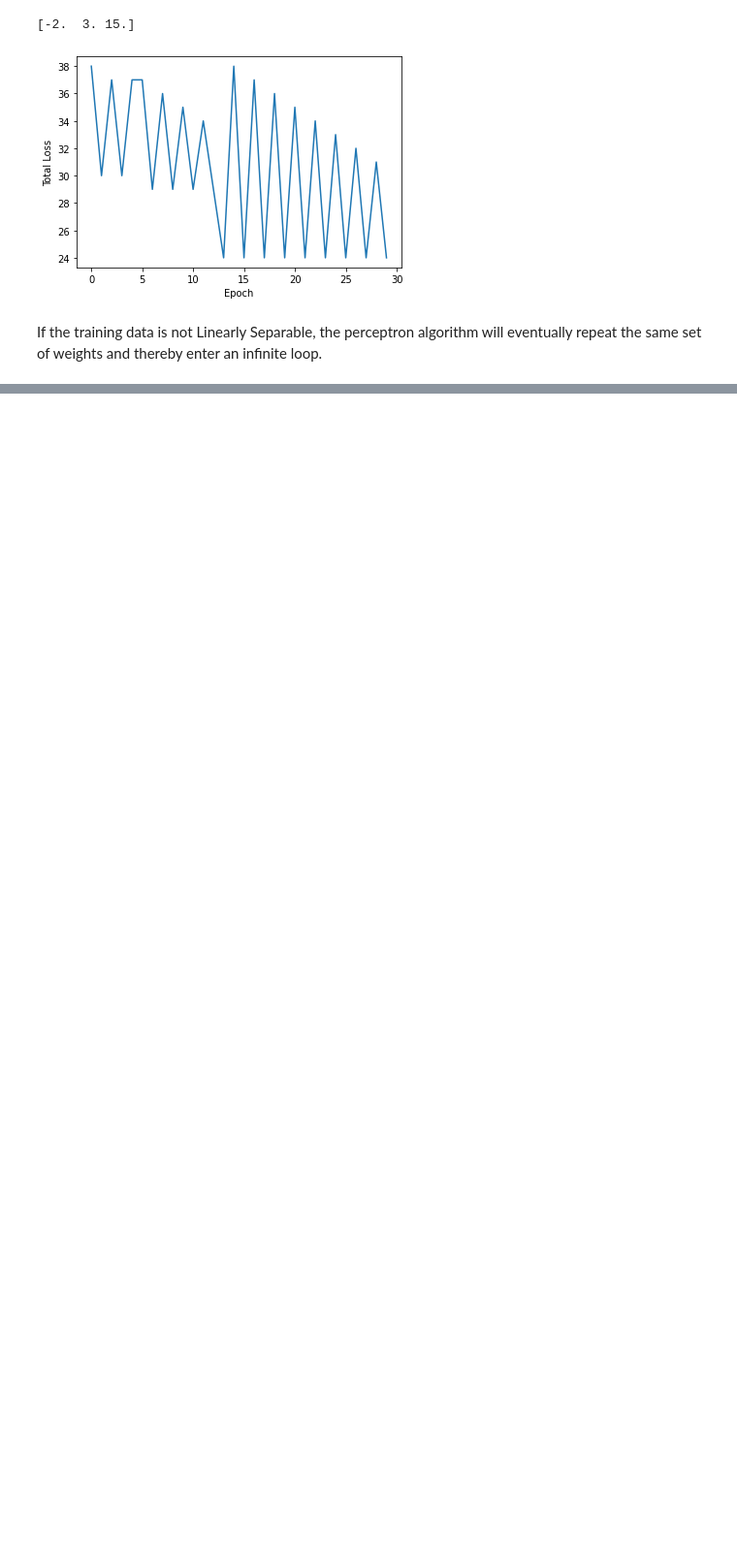
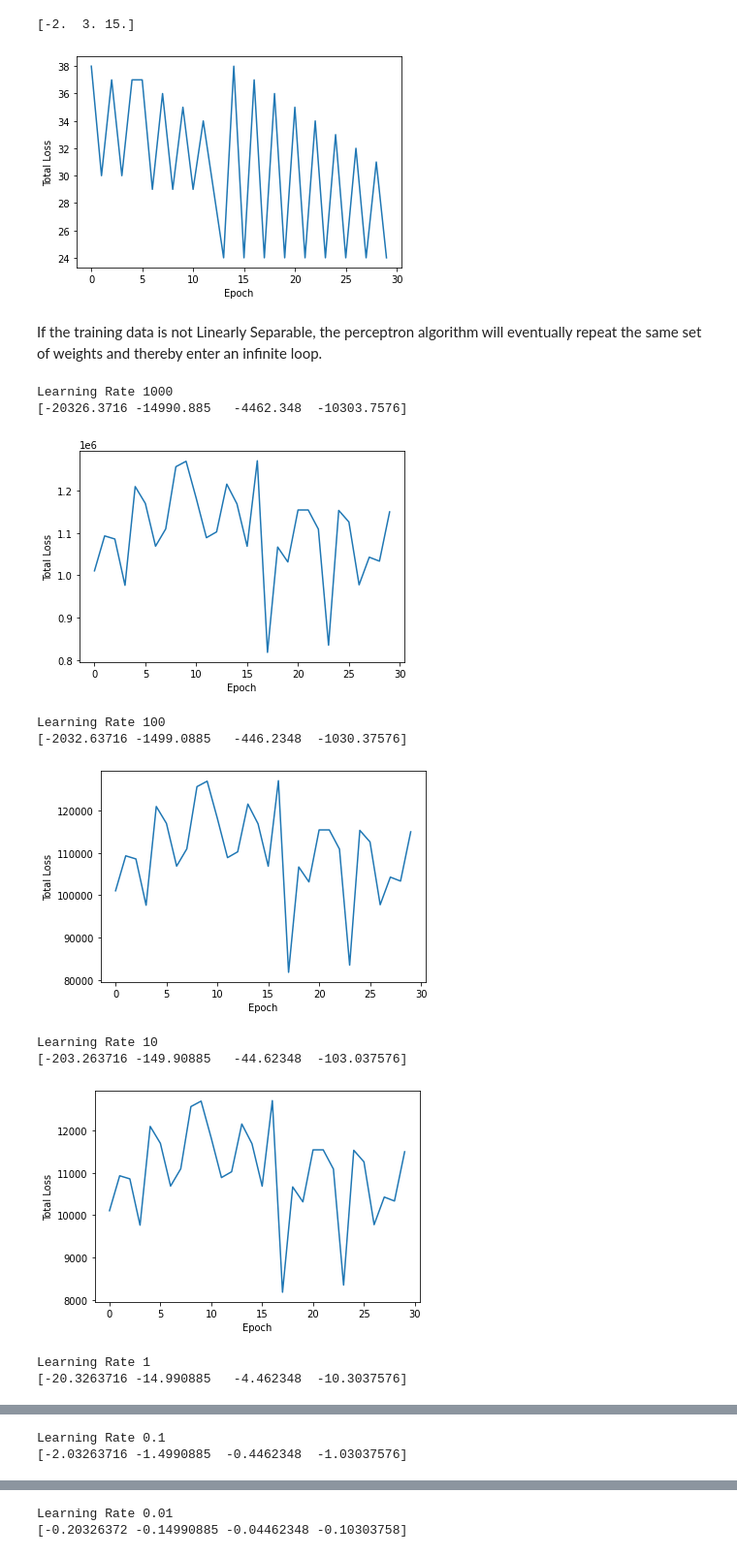
Before and after one commit to himavanth07/MachineLearning, a Jupyter notebook: Module4Lab1.ipynb, the cells around one changed output, grey strips where cells are left out. Shown at 97% size. Saved outputs shown, nothing was run; the diff lists cells and outputs as text; code cells hidden in the pictures; blank space fills up the shorter version.

```diff
--- a/Module4Lab1.ipynb
+++ b/Module4Lab1.ipynb
@@ -152,3 +247,25 @@ print(perceptron_algo_plot(X, y))
 [figure]
 # %% [markdown]
 If the training data is not Linearly Separable, the perceptron algorithm will eventually repeat the same set of weights and thereby enter an infinite loop.
+# %%
+X = data.drop(["class"], axis=1).to_numpy()
+y = data["class"].apply(lambda x: 1 if x == 1 else -1)
+y = y.to_numpy()
+# %%
+lr_rates = [1000, 100, 10, 1, 0.1, 0.01, 0.001]
+for lr in lr_rates:
+  print(f"Learning Rate {lr}")
+  print(perceptron_algo_plot1(X, y, eta=lr, epoch=30))
+  plt.show()
+# %% [output]
+Learning Rate 1000
+[-20326.3716 -14990.885   -4462.348  -10303.7576]
+[figure, added]
+Learning Rate 100
+[-2032.63716 -1499.0885   -446.2348  -1030.37576]
+[figure, added]
+Learning Rate 10
+[-203.263716 -149.90885   -44.62348  -103.037576]
+[figure, added]
+Learning Rate 1
+[-20.3263716 -14.990885   -4.462348  -10.3037576]
@@ -154,0 +273,2 @@ If the training data is not Linearly Separable, the perceptron algorithm will ev
+Learning Rate 0.1
+[-2.03263716 -1.4990885  -0.4462348  -1.03037576]
@@ -154,0 +276,2 @@ If the training data is not Linearly Separable, the perceptron algorithm will ev
+Learning Rate 0.01
+[-0.20326372 -0.14990885 -0.04462348 -0.10303758]
```
Also changed, not shown: parts of 13 cells of this notebook.
